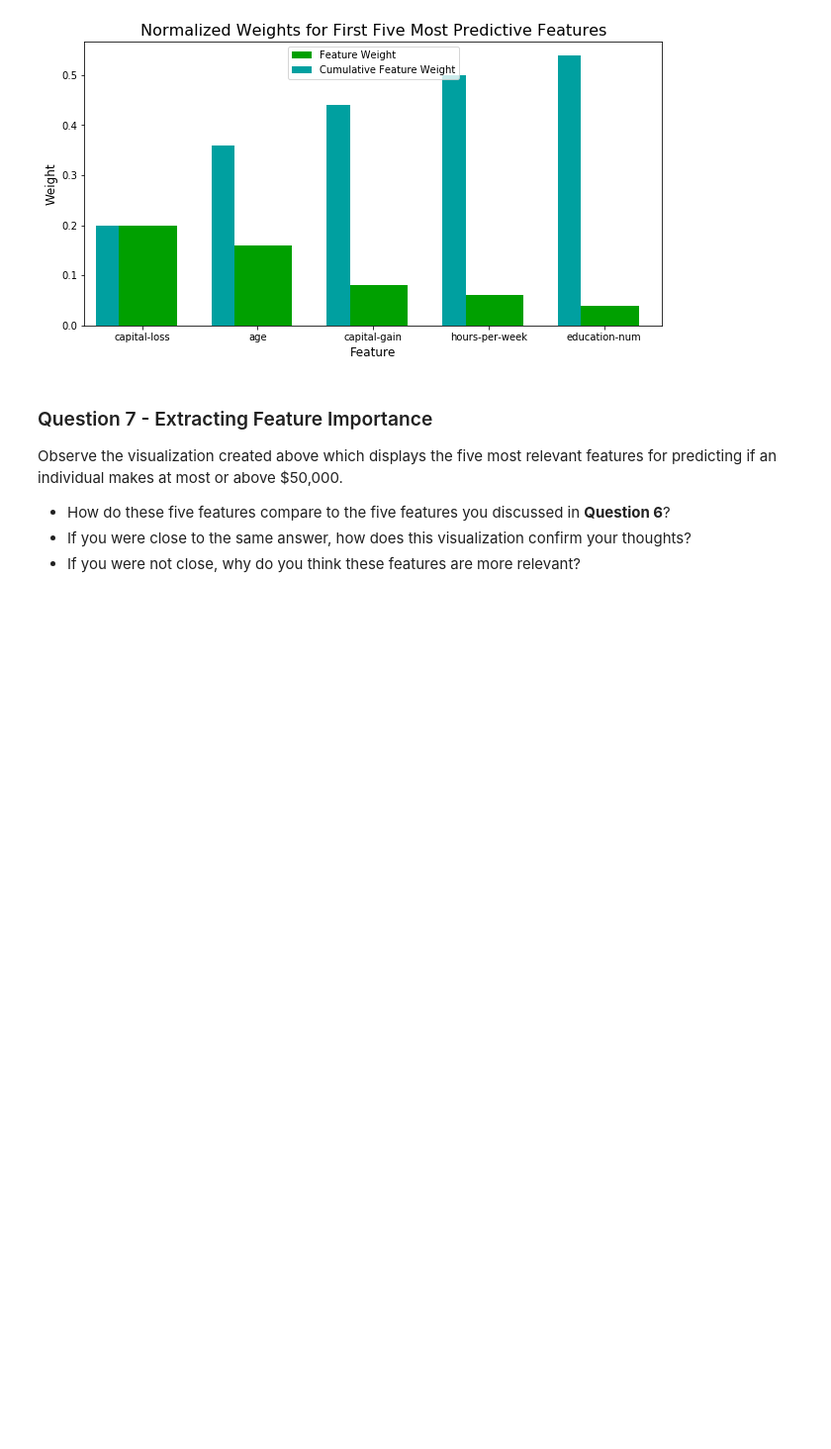
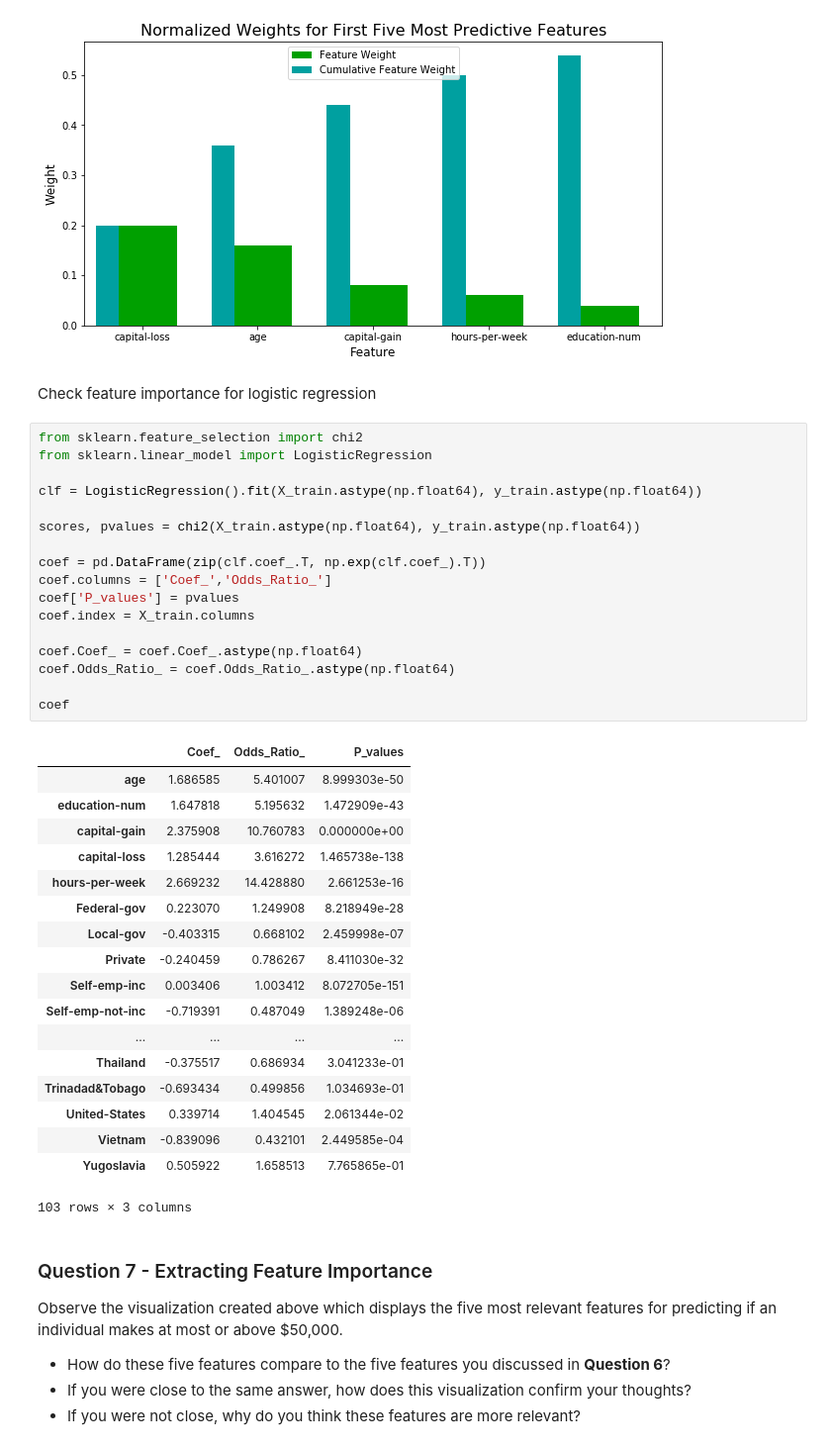
Before and after one commit to liuminveronica/findingdonor, a Jupyter notebook: finding_donors.ipynb, the cells around one changed output. Shown at 99% size. Cells and saved outputs as stored; diff of their text form; blank space fills up the shorter version.

```diff
--- a/finding_donors.ipynb
+++ b/finding_donors.ipynb
@@ -631,6 +635,44 @@ vs.feature_plot(importances, X_train, y_train)
   0.    0.  ]
 1.0
 [figure]
+# %% [markdown]
+Check feature importance for logistic regression
+# %%
+from sklearn.feature_selection import chi2
+from sklearn.linear_model import LogisticRegression
+
+clf = LogisticRegression().fit(X_train.astype(np.float64), y_train.astype(np.float64))
+
+scores, pvalues = chi2(X_train.astype(np.float64), y_train.astype(np.float64))
+
+coef = pd.DataFrame(zip(clf.coef_.T, np.exp(clf.coef_).T))
+coef.columns = ['Coef_','Odds_Ratio_']
+coef['P_values'] = pvalues
+coef.index = X_train.columns
+
+coef.Coef_ = coef.Coef_.astype(np.float64)
+coef.Odds_Ratio_ = coef.Odds_Ratio_.astype(np.float64)
+
+coef
+# %% [output]
+|  | Coef_ | Odds_Ratio_ | P_values |
+| age | 1.686585 | 5.401007 | 8.999303e-50 |
+| education-num | 1.647818 | 5.195632 | 1.472909e-43 |
+| capital-gain | 2.375908 | 10.760783 | 0.000000e+00 |
+| capital-loss | 1.285444 | 3.616272 | 1.465738e-138 |
+| hours-per-week | 2.669232 | 14.428880 | 2.661253e-16 |
+| Federal-gov | 0.223070 | 1.249908 | 8.218949e-28 |
+| Local-gov | -0.403315 | 0.668102 | 2.459998e-07 |
+| Private | -0.240459 | 0.786267 | 8.411030e-32 |
+| Self-emp-inc | 0.003406 | 1.003412 | 8.072705e-151 |
+| Self-emp-not-inc | -0.719391 | 0.487049 | 1.389248e-06 |
+| ... | ... | ... | ... |
+| Thailand | -0.375517 | 0.686934 | 3.041233e-01 |
+| Trinadad&Tobago | -0.693434 | 0.499856 | 1.034693e-01 |
+| United-States | 0.339714 | 1.404545 | 2.061344e-02 |
+| Vietnam | -0.839096 | 0.432101 | 2.449585e-04 |
+| Yugoslavia | 0.505922 | 1.658513 | 7.765865e-01 |
+103 rows × 3 columns
 # %% [markdown]
 ### Question 7 - Extracting Feature Importance
 
```
Also changed, not shown: parts of 9 cells of this notebook, 1 other file.
